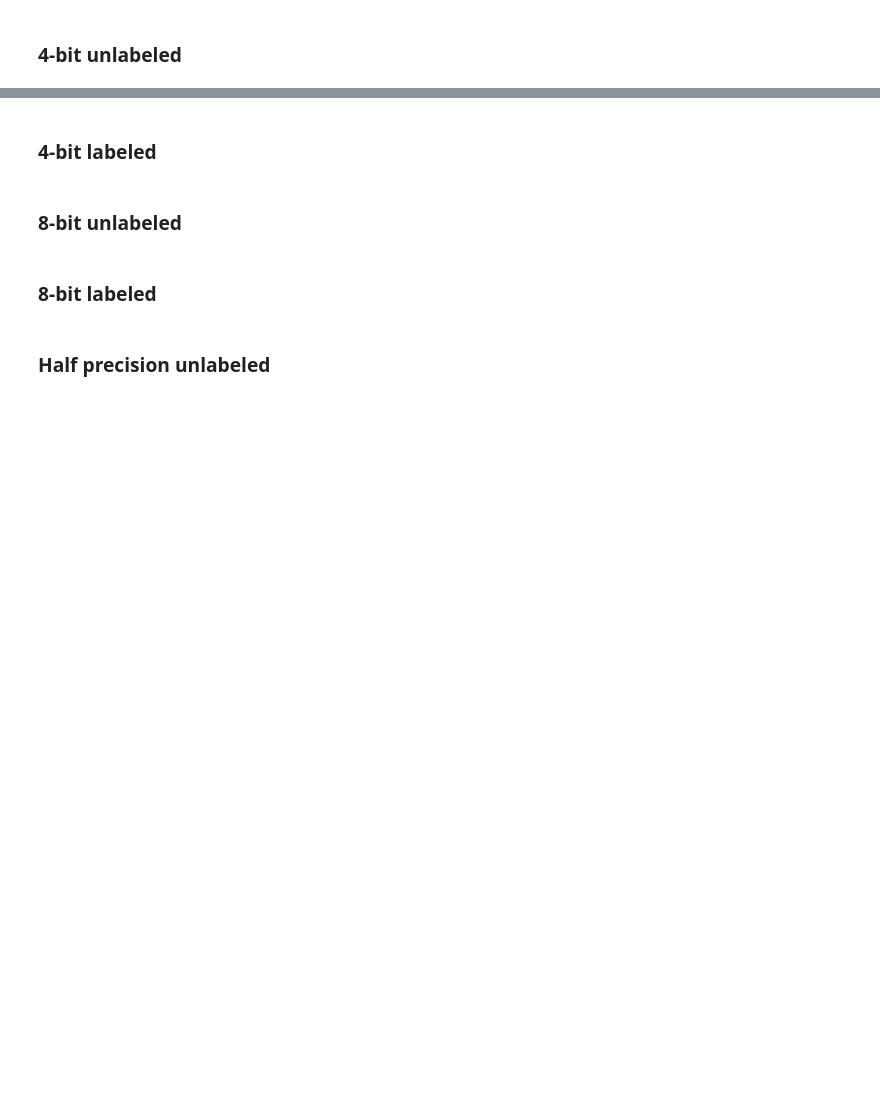
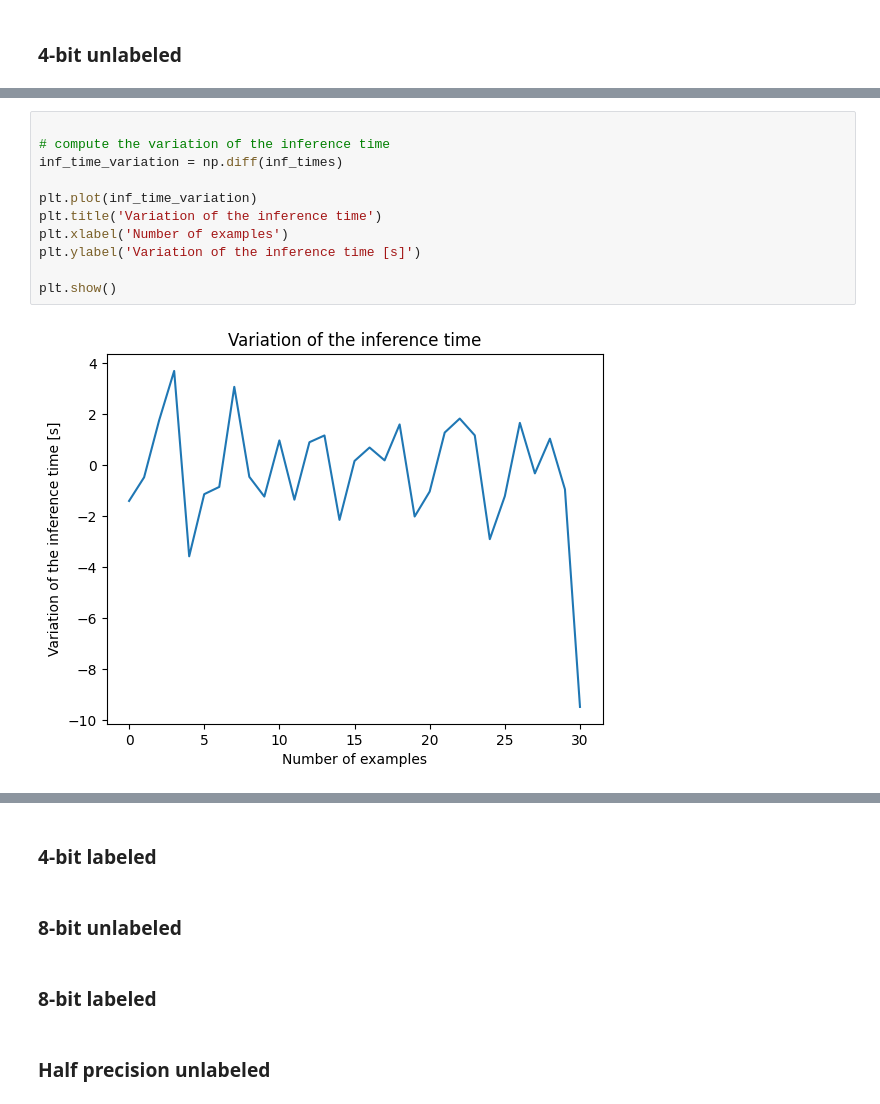
Before and after one commit to stinkyElias/SemReBot2, a Jupyter notebook: testing/mistral/data_plotter.ipynb, the cells around one changed output, grey strips where cells are left out. Saved outputs shown, nothing was run; the diff lists cells and outputs as text; blank space fills up the shorter version.

```diff
--- a/testing/mistral/data_plotter.ipynb
+++ b/testing/mistral/data_plotter.ipynb
@@ -181,0 +247,13 @@ plt.show()
+# %%
+
+# compute the variation of the inference time
+inf_time_variation = np.diff(inf_times)
+
+plt.plot(inf_time_variation)
+plt.title('Variation of the inference time')
+plt.xlabel('Number of examples')
+plt.ylabel('Variation of the inference time [s]')
+
+plt.show()
+# %% [output]
+[figure, added]
```
Also changed, not shown: parts of 15 cells of this notebook, 5 other files.
